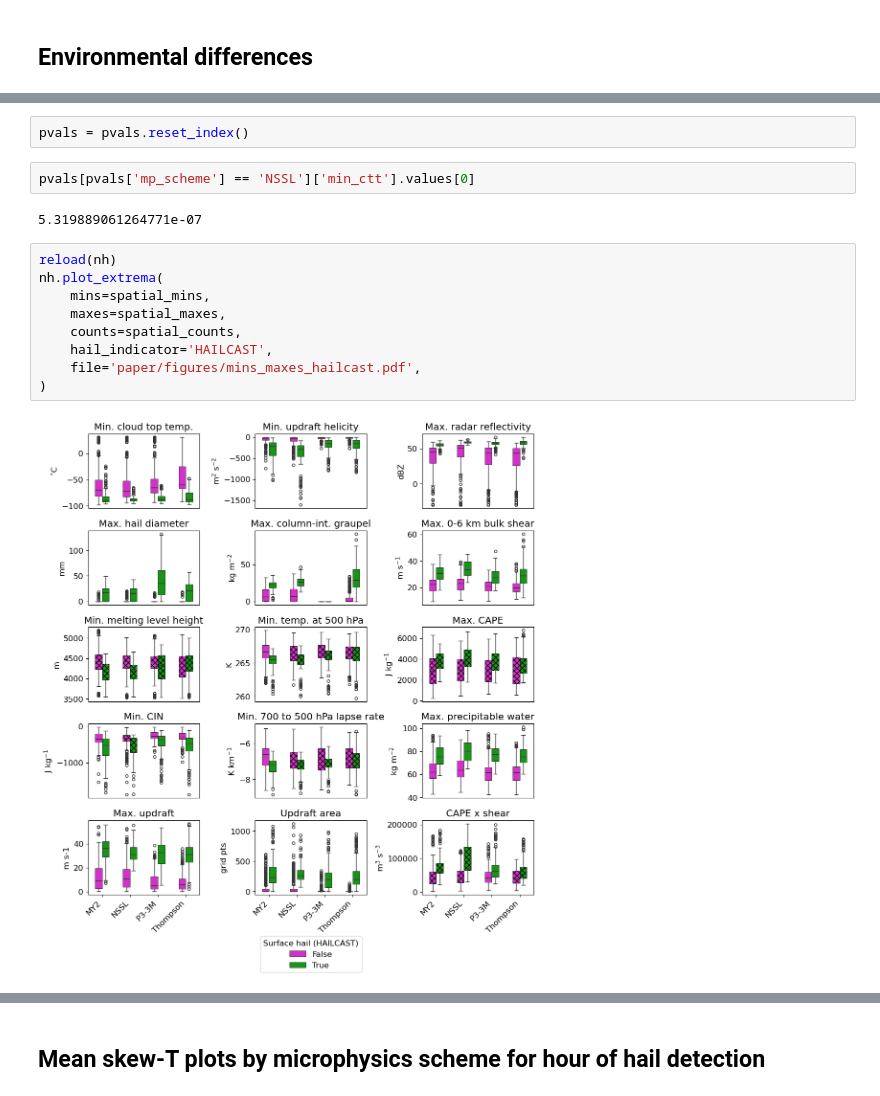
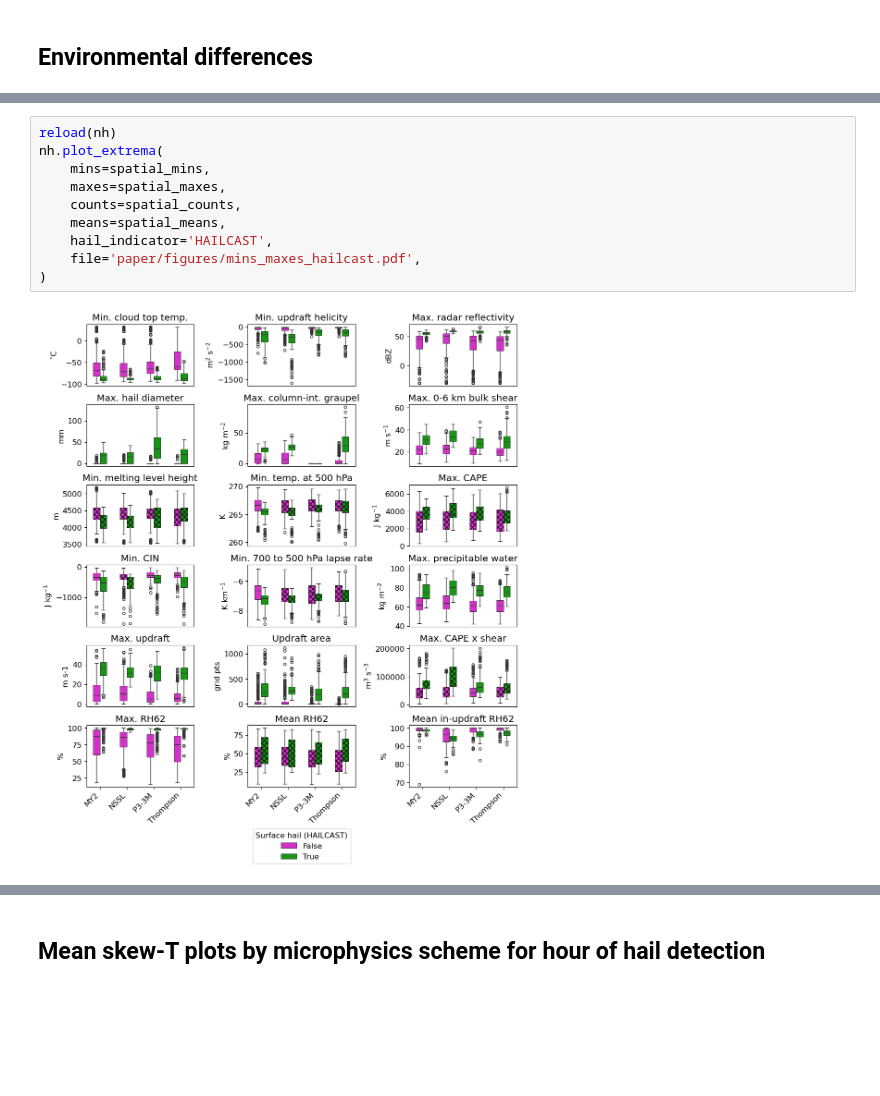
Before and after one commit to traupach/aus_tropics_hail, a Jupyter notebook: analysis/aus_tropics_hail.ipynb, the cells around one changed output, grey strips where cells are left out. Cells and saved outputs as stored; diff of their text form; blank space fills up the shorter version.

```diff
--- a/analysis/aus_tropics_hail.ipynb
+++ b/analysis/aus_tropics_hail.ipynb
@@ -496,20 +355,15 @@ from scipy.stats import ttest_ind
-# %%
-pvals = pvals.reset_index()
-# %%
-pvals[pvals['mp_scheme'] == 'NSSL']['min_ctt'].values[0]
-# %% [output]
-5.319889061264771e-07
 # %%
 reload(nh)
 nh.plot_extrema(
     mins=spatial_mins,
     maxes=spatial_maxes,
     counts=spatial_counts,
+    means=spatial_means,
     hail_indicator='HAILCAST',
     file='paper/figures/mins_maxes_hailcast.pdf',
 )
 # %% [output]
-[figure, old version]
+[figure, new version]
 # %%
 nh.plot_extrema(
     mins=spatial_mins,
```
Also changed, not shown: parts of 14 cells of this notebook, 20 other files.
